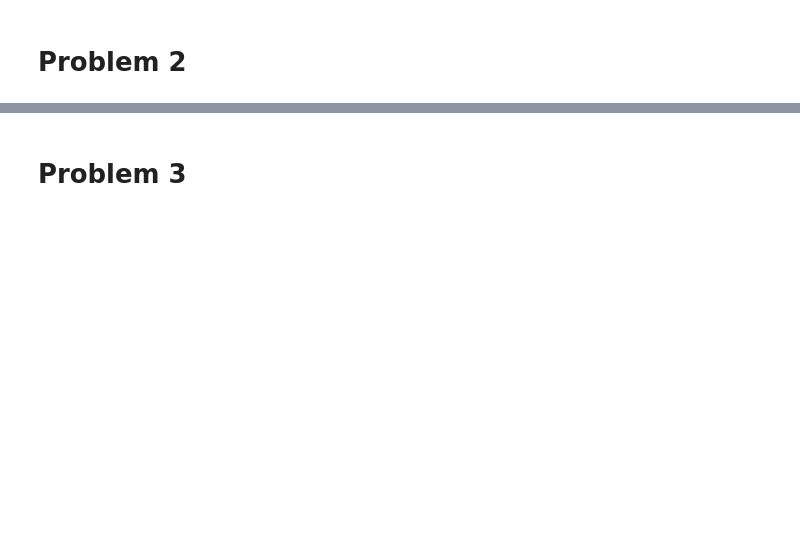
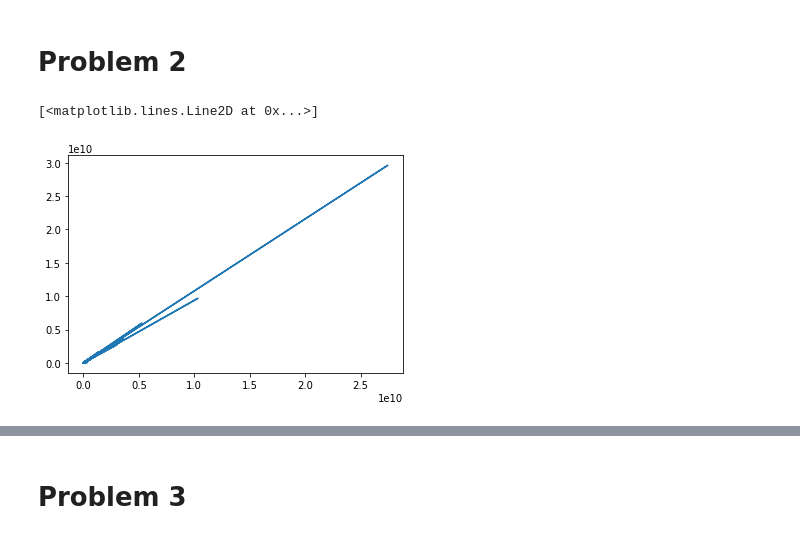
Before and after one commit to agrawal-ris/DS5500_Assignment_3, a Jupyter notebook: Rishabh_Assignment_3.ipynb, the cells around one changed output, grey strips where cells are left out. Drawn from its saved outputs; the diff is of its cells as text; code cells hidden in the pictures; blank space fills up the shorter version.

```diff
--- a/Rishabh_Assignment_3.ipynb
+++ b/Rishabh_Assignment_3.ipynb
@@ -26,2 +73,12 @@ from sklearn.metrics import r2_score
 # %% [markdown]
 # Problem 2
+# %%
+p2 = p1.groupby("NAME").sum()
+# %%
+plt.plot(p2['TOTALREV'],p2['TOTALEXP'])
+plt.title("Top 10 states taking the Most Federal Funding Per Student")
+plt.ylabel("States")
+plt.xlabel("Federal Revenue per Student")
+# %% [output]
+[<matplotlib.lines.Line2D at 0x...>]
+[figure, added]
```
Also changed, not shown: parts of 15 cells of this notebook, 5 other files.
